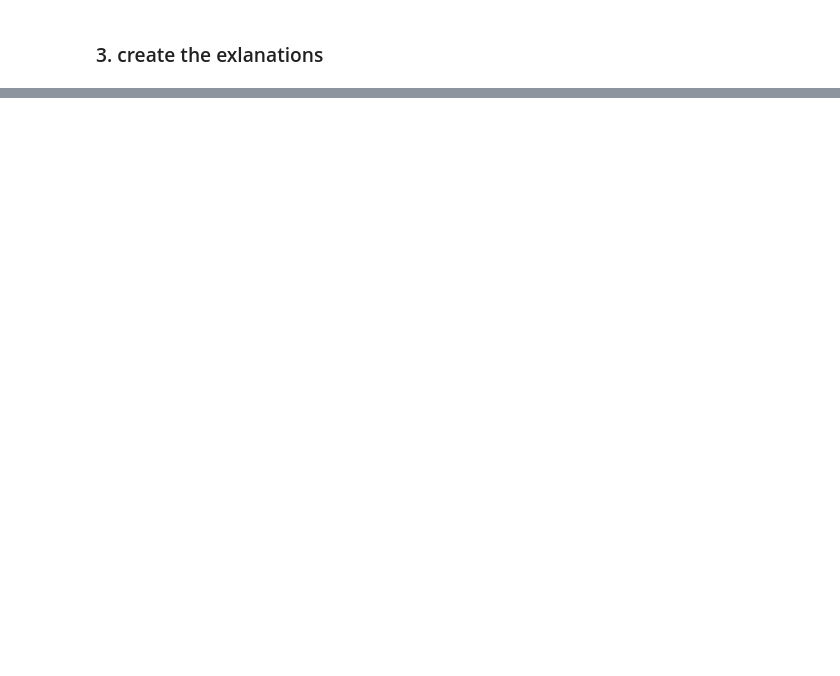
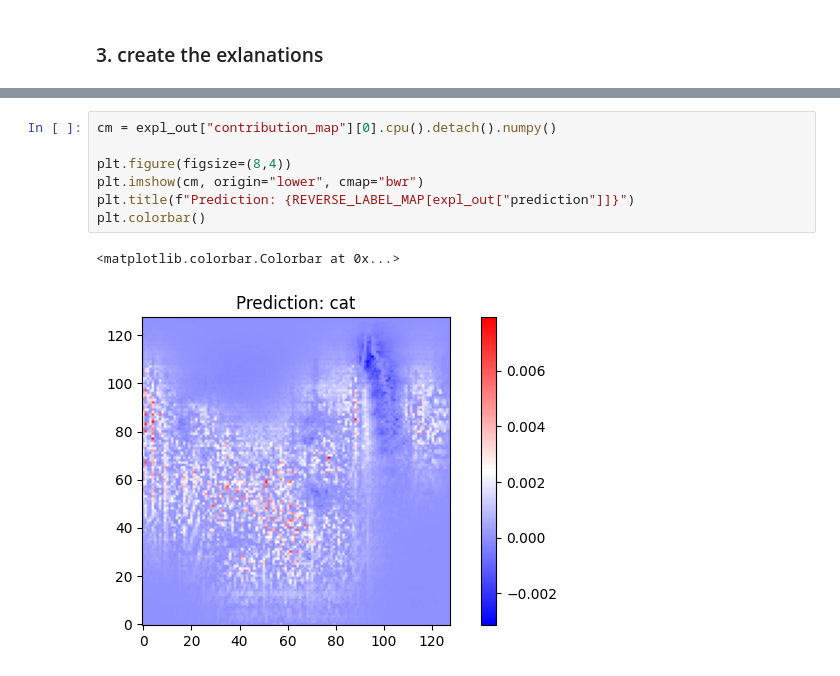
Before and after one commit to LukaVanHoeven/woofsandmeows, a Jupyter notebook: explain.ipynb, the cells around one changed output, grey strips where cells are left out. Cells and saved outputs as stored; diff of their text form; blank space fills up the shorter version.

```diff
--- a/explain.ipynb
+++ b/explain.ipynb
@@ -156,0 +199,10 @@ plt.show()
+# %%
+cm = expl_out["contribution_map"][0].cpu().detach().numpy()
+
+plt.figure(figsize=(8,4))
+plt.imshow(cm, origin="lower", cmap="bwr")
+plt.title(f"Prediction: {REVERSE_LABEL_MAP[expl_out["prediction"]]}")
+plt.colorbar()
+# %% [output]
+<matplotlib.colorbar.Colorbar at 0x...>
+[figure, added]
```
Also changed, not shown: parts of 12 cells of this notebook, 2 other files.
